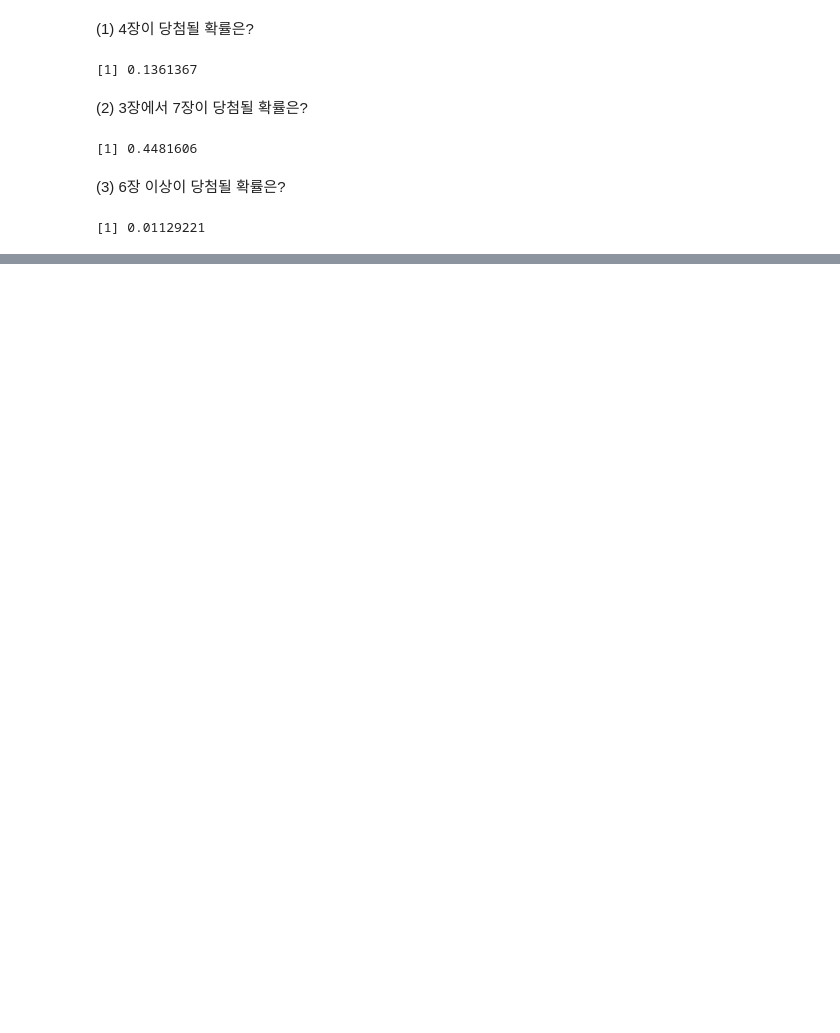
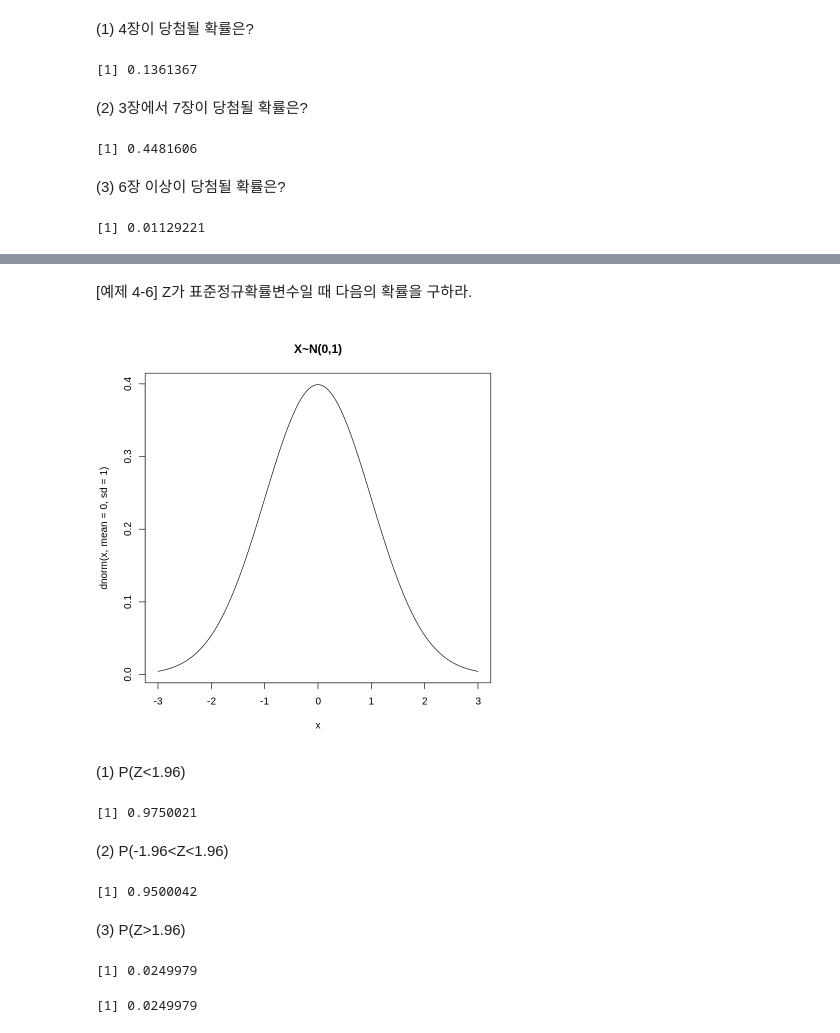
Before and after one commit to barkle2/KNOU, a Jupyter notebook: [3-1]통계학개론/제4장_확률분포와_표본분포.ipynb, the cells around one changed output, grey strips where cells are left out. Cells and saved outputs as stored; diff of their text form; code cells hidden in the pictures; blank space fills up the shorter version.

```diff
--- a/[3-1]통계학개론/제4장_확률분포와_표본분포.ipynb
+++ b/[3-1]통계학개론/제4장_확률분포와_표본분포.ipynb
@@ -64,0 +109,30 @@ pbinom(7, size=8, prob=0.3) - pbinom(2, size=8, prob=0.3)
+# %% [markdown]
+[예제 4-6] Z가 표준정규확률변수일 때 다음의 확률을 구하라.
+# %%
+x <- seq(-3, 3, length=200)
+plot(x, dnorm(x, mean=0, sd=1), type='l', main="X~N(0,1)")
+# %% [output]
+[figure, added]
+# %% [markdown]
+(1) P(Z<1.96)
+# %%
+# pnorm: 정규분포의 누적확률값
+pnorm(1.96, mean=0, sd=1)
+# %% [output]
+[1] 0.9750021
+# %% [markdown]
+(2) P(-1.96<Z<1.96)
+# %%
+# pnorm: 정규분포의 누적확률값
+pnorm(1.96, mean=0, sd=1) - pnorm(-1.96, mean=0, sd=1)
+# %% [output]
+[1] 0.9500042
+# %% [markdown]
+(3) P(Z>1.96)
+# %%
+# pnorm: 정규분포의 누적확률값
+1-pnorm(1.96, mean=0, sd=1)
+pnorm(1.96, mean=0, sd=1, lower.tail=FALSE)
+# %% [output]
+[1] 0.0249979
+[1] 0.0249979
```
Also changed, not shown: parts of 26 cells of this notebook.
